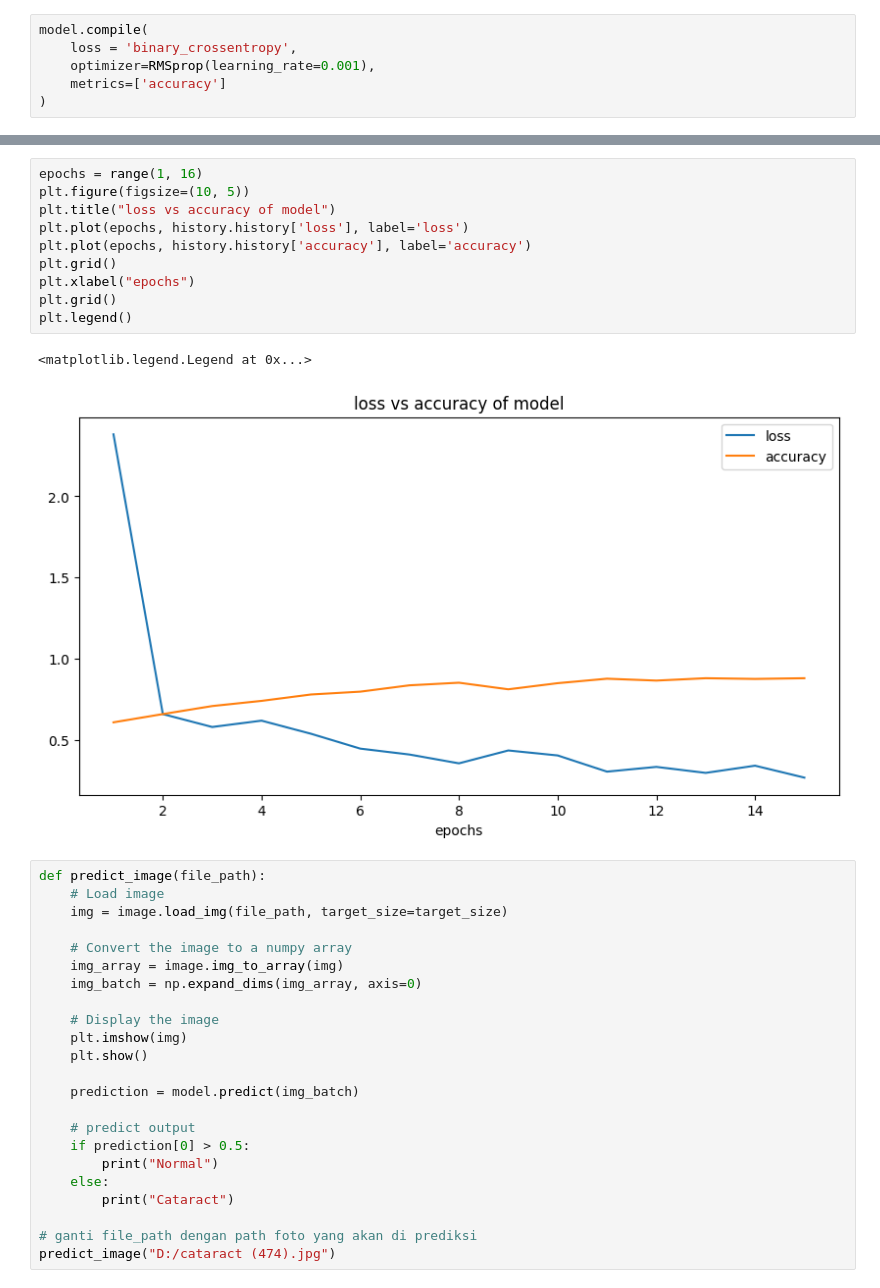
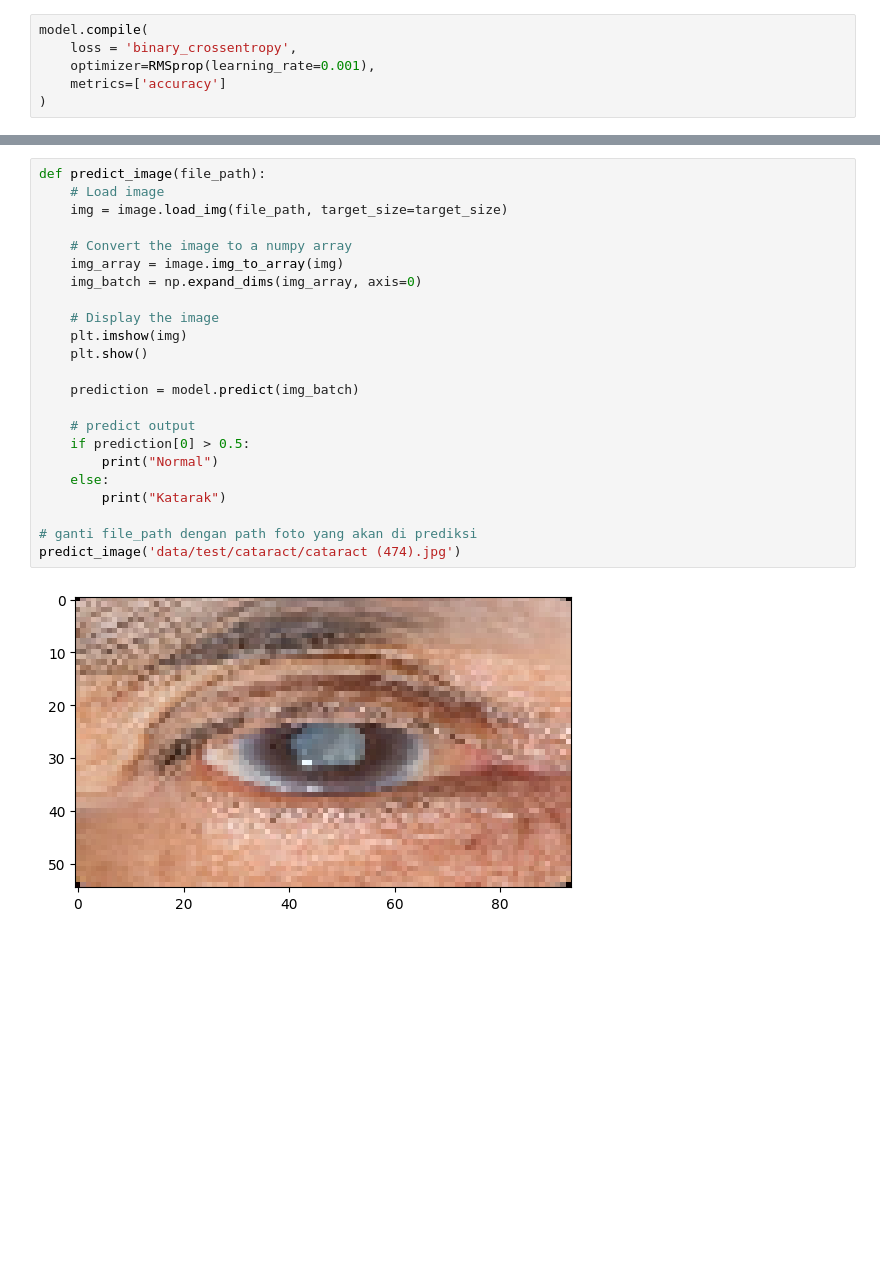
Before and after one commit to CH2-PR619/CAPSTONE-PROJECT, a Jupyter notebook: Predict_Input_image.ipynb, the cells around one changed output, grey strips where cells are left out. Drawn from its saved outputs; the diff is of its cells as text; blank space fills up the shorter version.

```diff
--- a/Predict_Input_image.ipynb
+++ b/Predict_Input_image.ipynb
@@ -139,36 +141,25 @@ Epoch 15/15
-# %%
-epochs = range(1, 16)
-plt.figure(figsize=(10, 5))
-plt.title("loss vs accuracy of model")
-plt.plot(epochs, history.history['loss'], label='loss')
-plt.plot(epochs, history.history['accuracy'], label='accuracy')
-plt.grid()
-plt.xlabel("epochs")
-plt.grid()
-plt.legend()
-# %% [output]
-<matplotlib.legend.Legend at 0x...>
-[figure, removed]
 # %%
 def predict_image(file_path):
     # Load image
     img = image.load_img(file_path, target_size=target_size)
 
     # Convert the image to a numpy array
     img_array = image.img_to_array(img)
     img_batch = np.expand_dims(img_array, axis=0)
 
     # Display the image
     plt.imshow(img)
     plt.show()
 
     prediction = model.predict(img_batch)
 
     # predict output
     if prediction[0] > 0.5:
         print("Normal")
     else:
-        print("Cataract")
+        print("Katarak")
 
 # ganti file_path dengan path foto yang akan di prediksi
-predict_image("D:/cataract (474).jpg")
+predict_image('data/test/cataract/cataract (474).jpg')
+# %% [output]
+[figure, added]
```
Also changed, not shown: parts of 5 cells of this notebook.
